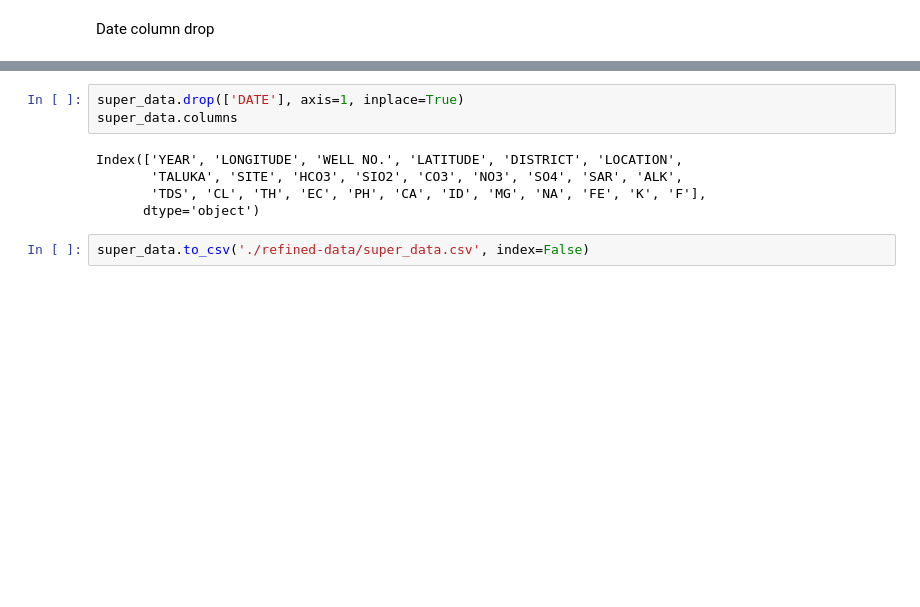
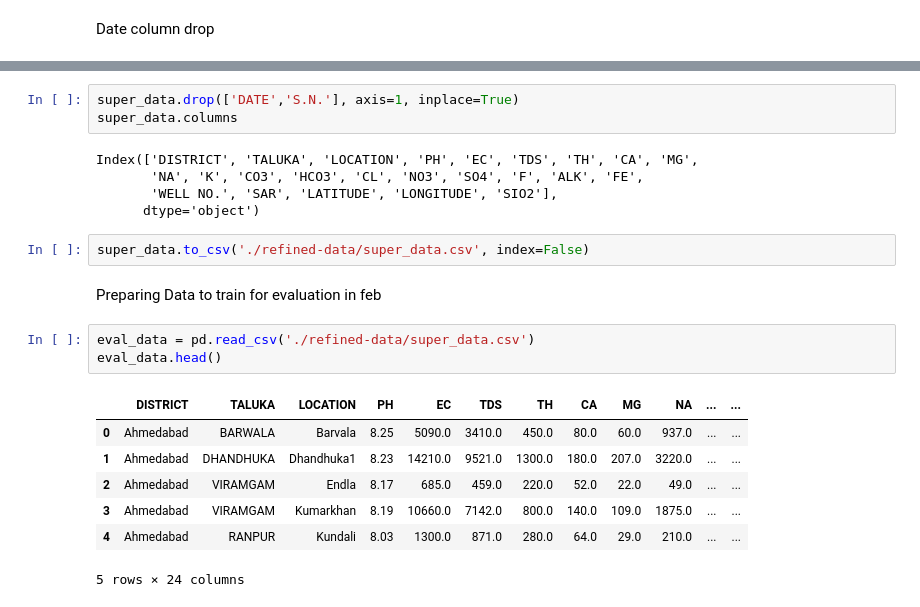
Before and after one commit to Ethan0456/Major-Project, a Jupyter notebook: super-data.ipynb, the cells around one changed output, grey strips where cells are left out. Saved outputs shown, nothing was run; the diff lists cells and outputs as text; blank space fills up the shorter version.

Commit message:
making super data and evaluation purpose data

```diff
--- a/super-data.ipynb
+++ b/super-data.ipynb
@@ -160,10 +200,23 @@ super_data.head()
 # %%
-super_data.drop(['DATE'], axis=1, inplace=True)
+super_data.drop(['DATE','S.N.'], axis=1, inplace=True)
 super_data.columns
 # %% [output]
-Index(['YEAR', 'LONGITUDE', 'WELL NO.', 'LATITUDE', 'DISTRICT', 'LOCATION',
-       'TALUKA', 'SITE', 'HCO3', 'SIO2', 'CO3', 'NO3', 'SO4', 'SAR', 'ALK',
-       'TDS', 'CL', 'TH', 'EC', 'PH', 'CA', 'ID', 'MG', 'NA', 'FE', 'K', 'F'],
+Index(['DISTRICT', 'TALUKA', 'LOCATION', 'PH', 'EC', 'TDS', 'TH', 'CA', 'MG',
+       'NA', 'K', 'CO3', 'HCO3', 'CL', 'NO3', 'SO4', 'F', 'ALK', 'FE',
+       'WELL NO.', 'SAR', 'LATITUDE', 'LONGITUDE', 'SIO2'],
       dtype='object')
 # %%
 super_data.to_csv('./refined-data/super_data.csv', index=False)
+# %% [markdown]
+Preparing Data to train for evaluation in feb
+# %%
+eval_data = pd.read_csv('./refined-data/super_data.csv')
+eval_data.head()
+# %% [output]
+|  | DISTRICT | TALUKA | LOCATION | PH | EC | TDS | TH | CA | MG | NA | ... | ... |
+| 0 | Ahmedabad | BARWALA | Barvala | 8.25 | 5090.0 | 3410.0 | 450.0 | 80.0 | 60.0 | 937.0 | ... | ... |
+| 1 | Ahmedabad | DHANDHUKA | Dhandhuka1 | 8.23 | 14210.0 | 9521.0 | 1300.0 | 180.0 | 207.0 | 3220.0 | ... | ... |
+| 2 | Ahmedabad | VIRAMGAM | Endla | 8.17 | 685.0 | 459.0 | 220.0 | 52.0 | 22.0 | 49.0 | ... | ... |
+| 3 | Ahmedabad | VIRAMGAM | Kumarkhan | 8.19 | 10660.0 | 7142.0 | 800.0 | 140.0 | 109.0 | 1875.0 | ... | ... |
+| 4 | Ahmedabad | RANPUR | Kundali | 8.03 | 1300.0 | 871.0 | 280.0 | 64.0 | 29.0 | 210.0 | ... | ... |
+5 rows × 24 columns
```
Also changed, not shown: parts of 10 cells of this notebook.
